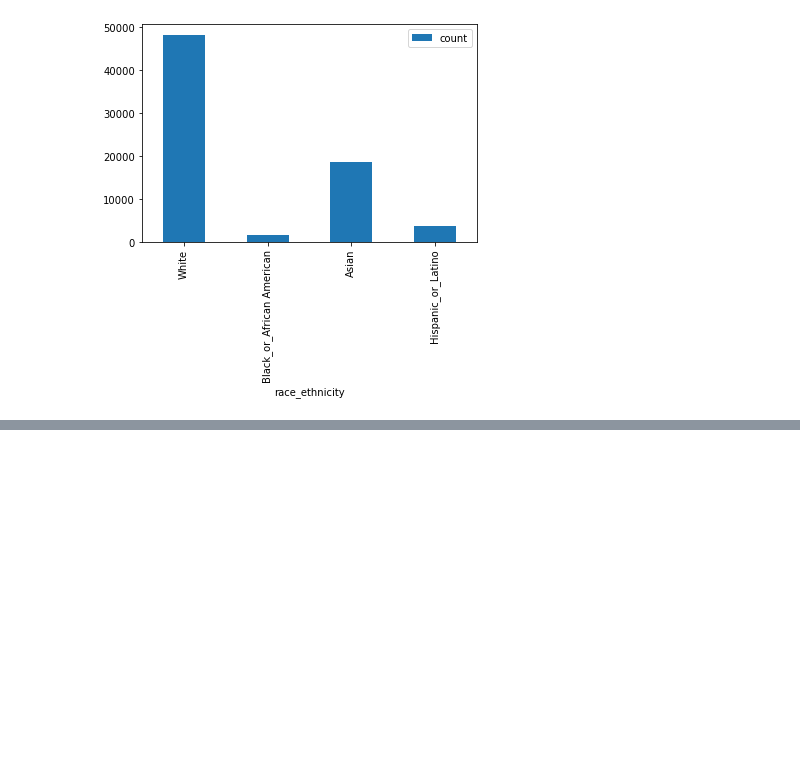
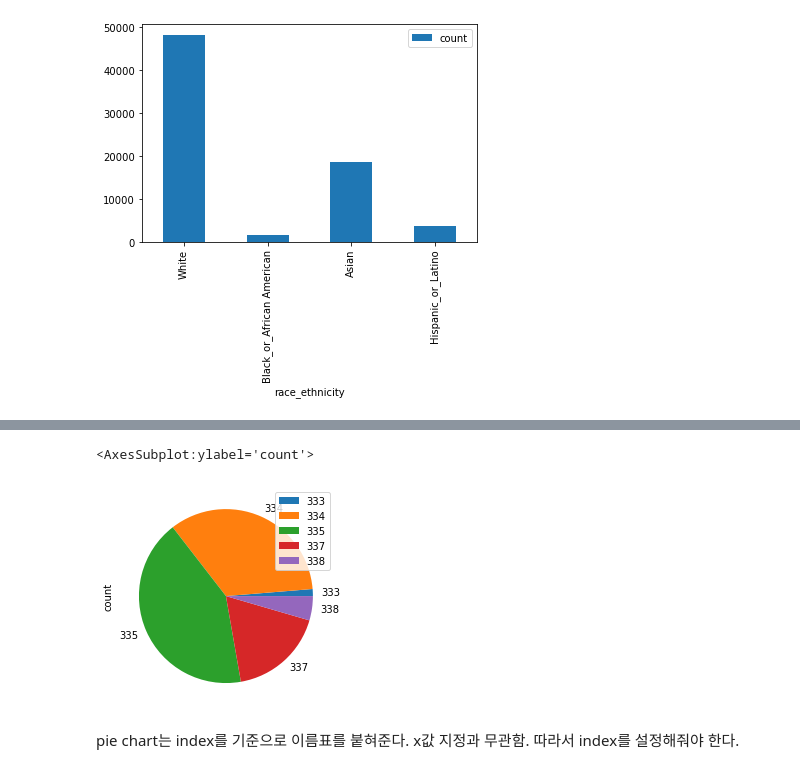
Before and after one commit to julesdata/Python, a Jupyter notebook: 코드잇_데이터사이언스입문/3_1.시각화와 그래프.ipynb, the cells around one changed output, grey strips where cells are left out. Drawn from its saved outputs; the diff is of its cells as text; code cells hidden in the pictures; blank space fills up the shorter version.

```diff
--- a/코드잇_데이터사이언스입문/3_1.시각화와 그래프.ipynb
+++ b/코드잇_데이터사이언스입문/3_1.시각화와 그래프.ipynb
@@ -252,0 +291,3 @@ Male_Manager.plot(kind = 'bar', x='race_ethnicity',y='count')
+# %%
+df = pd.read_csv('data/silicon_valley_details.csv')
+df
@@ -252,0 +308,4 @@ Male_Manager.plot(kind = 'bar', x='race_ethnicity',y='count')
+# %%
+# Adobe 직원
+Adobe = df[df["company"]=="Adobe"]
+Adobe
@@ -252,0 +326,4 @@ Male_Manager.plot(kind = 'bar', x='race_ethnicity',y='count')
+# %%
+#직군별 합계 (0 제외)
+Adobe_jobs = Adobe[(Adobe["race"]=="Overall_totals") & (Adobe["count"]!=0)]
+Adobe_jobs
@@ -252,0 +339,4 @@ Male_Manager.plot(kind = 'bar', x='race_ethnicity',y='count')
+# %%
+# Total 제외
+job_count = Adobe_jobs[(Adobe_jobs["job_category"]!="Totals")&(Adobe_jobs["job_category"]!="Previous_totals")][["job_category","count"]]
+job_count
@@ -252,0 +350,8 @@ Male_Manager.plot(kind = 'bar', x='race_ethnicity',y='count')
+# %%
+# Pie chart
+job_count.plot( kind = "pie",x="job_category", y = "count")
+# %% [output]
+<AxesSubplot:ylabel='count'>
+[figure, added]
+# %% [markdown]
+pie chart는 index를 기준으로 이름표를 붙혀준다. x값 지정과 무관함. 따라서 index를 설정해줘야 한다.
```
Also changed, not shown: parts of 12 cells of this notebook.
